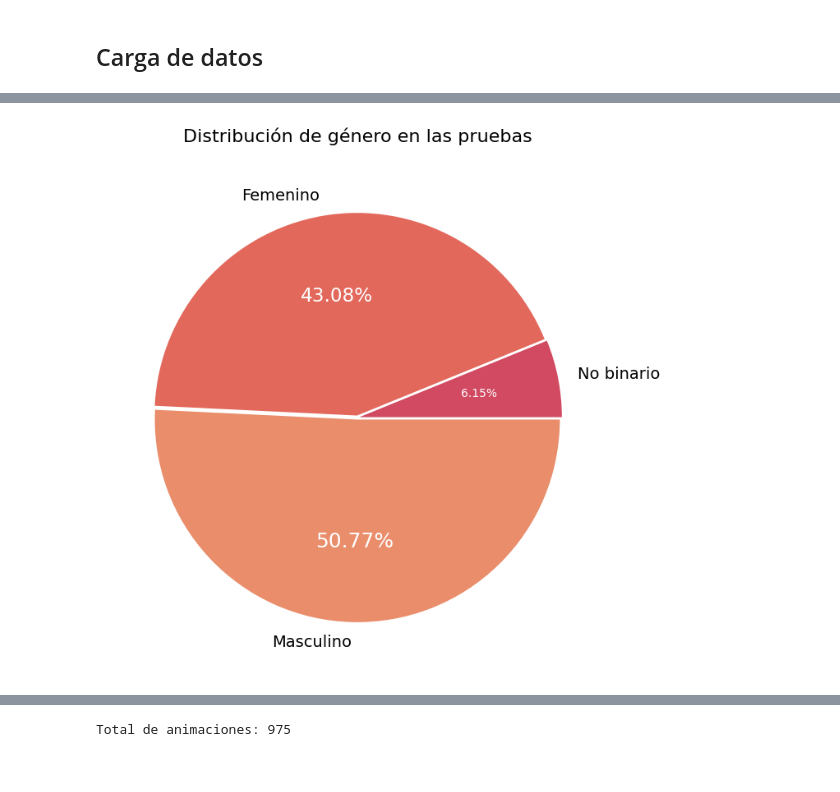
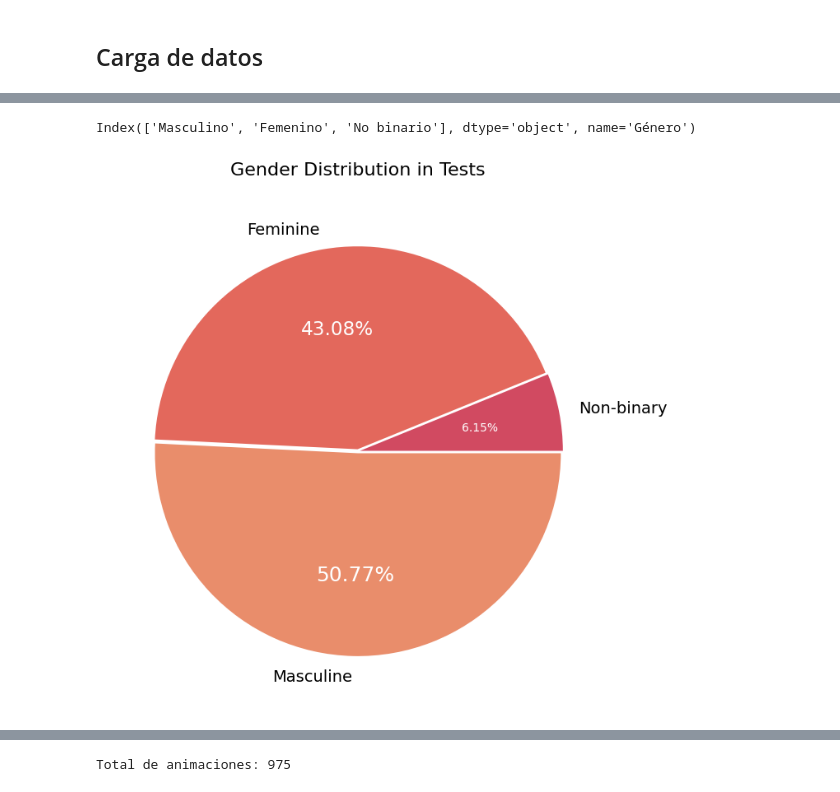
Before and after one commit to FratosVR/Models, a Jupyter notebook: citas_generacion_dataset/datos_demograficos_dataset.ipynb, the cells around one changed output, grey strips where cells are left out. Saved outputs shown, nothing was run; the diff lists cells and outputs as text; code cells hidden in the pictures.

```diff
--- a/citas_generacion_dataset/datos_demograficos_dataset.ipynb
+++ b/citas_generacion_dataset/datos_demograficos_dataset.ipynb
@@ -27,36 +27,39 @@ demografia["Nacionalidad(sin espacios, separado por comas)"] = demografia["Nacio
 # %%
 gender_percentage = demografia["Género"].value_counts(normalize=True) * 100
 labels = gender_percentage.keys()
+print(labels)
+labels = ["Masculine", "Feminine", "Non-binary"]
 
 plt.figure(figsize=(8, 8))
 
 patches, text, autotext = plt.pie(
     x=gender_percentage,
     labels=labels,
     autopct='%1.2f%%',
     colors=sns.color_palette("flare"),
     textprops={'fontsize': 14},
     counterclock=False,
     explode=(tuple(0.01 for _ in range(len(labels)))),
 )
 
 # Ajustar tamaño del texto según el valor del slice
 for i, t in enumerate(autotext):
     percentage = gender_percentage.iloc[i]
     fontsize = np.interp(percentage, [gender_percentage.min(), gender_percentage.max()], [10, 18])
     t.set_color("white")
     t.set_fontsize(fontsize)
 
 plt.title(
-    label="Distribución de género en las pruebas",
+    label="Gender Distribution in Tests",
     fontdict={"fontsize": 16},
     pad=20,
 )
 
 plt.savefig("./images/Distribución_de_genero_en_las_pruebas.png", dpi=300, bbox_inches='tight')
 plt.show()
 # %% [output]
+Index(['Masculino', 'Femenino', 'No binario'], dtype='object', name='Género')
-[figure, old version]
+[figure, new version]
 # %%
 age_counts = demografia["Edad"].value_counts().sort_index()
 
```
Also changed, not shown: parts of 8 cells of this notebook, 9 other files.
